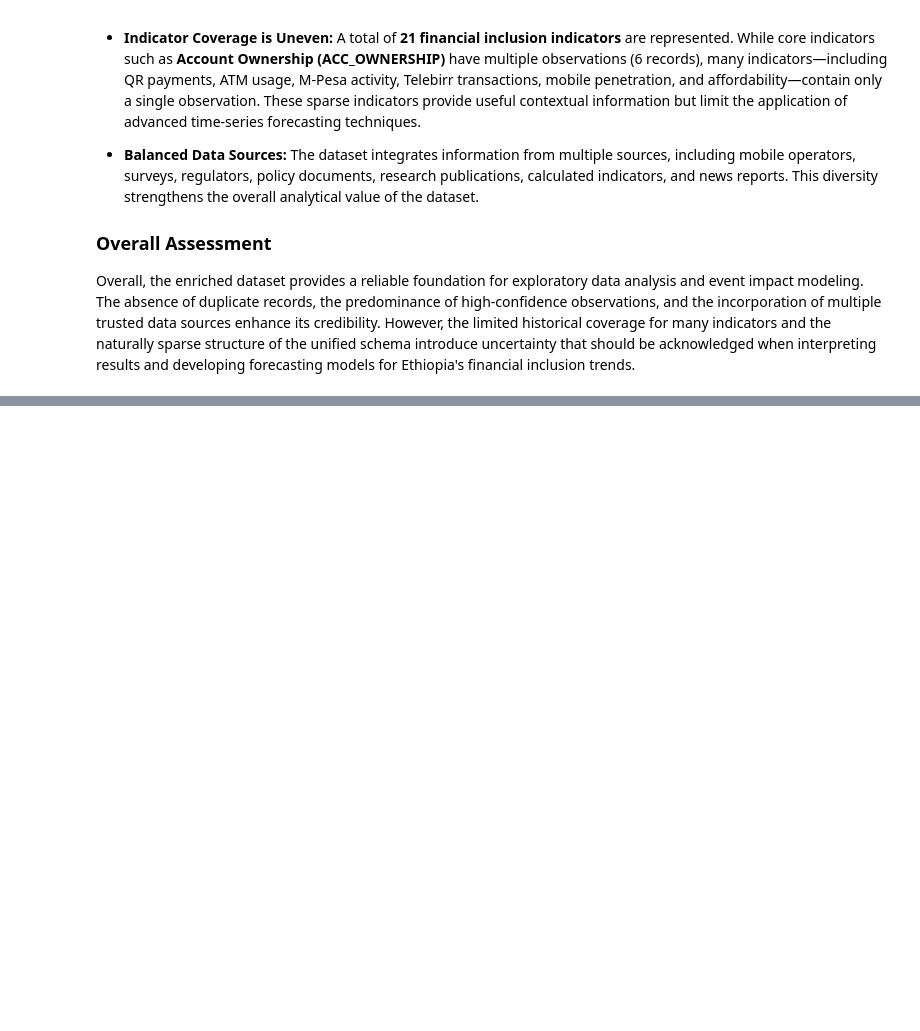
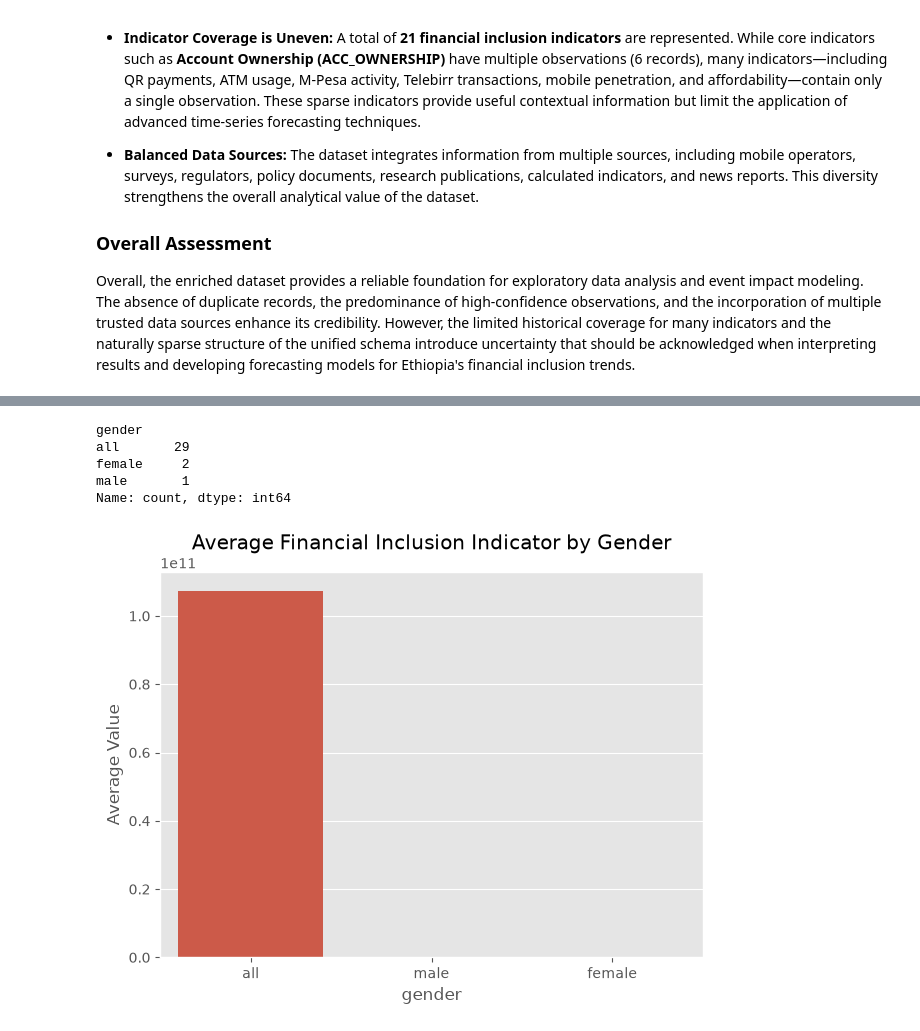
Before and after one commit to Lalisecf/ethiopia-fi-forecast-week11, a Jupyter notebook: notebooks/task_2_eda.ipynb, the cells around one changed output, grey strips where cells are left out. Saved outputs shown, nothing was run; the diff lists cells and outputs as text; code cells hidden in the pictures; blank space fills up the shorter version.

```diff
--- a/notebooks/task_2_eda.ipynb
+++ b/notebooks/task_2_eda.ipynb
@@ -487,0 +629,14 @@ Overall, the enriched dataset provides a reliable foundation for exploratory dat
+# %%
+#Check whether gender-disaggregated observations exist
+gender = observations[
+    observations["gender"].notna()
+]
+
+gender[
+    [
+        "indicator",
+        "gender",
+        "value_numeric",
+        "observation_date"
+    ]
+]
@@ -487,0 +661,28 @@ Overall, the enriched dataset provides a reliable foundation for exploratory dat
+# %%
+#If only a few records exist
+gender["gender"].value_counts()
+# %% [output]
+gender
+all       29
+female     2
+male       1
+Name: count, dtype: int64
+# %%
+#Visualization
+plt.figure(figsize=(7,5))
+
+sns.barplot(
+    data=gender,
+    x="gender",
+    y="value_numeric",
+    estimator=np.mean,
+    errorbar=None
+)
+
+plt.title("Average Financial Inclusion Indicator by Gender")
+
+plt.ylabel("Average Value")
+
+plt.show()
+# %% [output]
+[figure, added]
```
Also changed, not shown: parts of 23 cells of this notebook.
